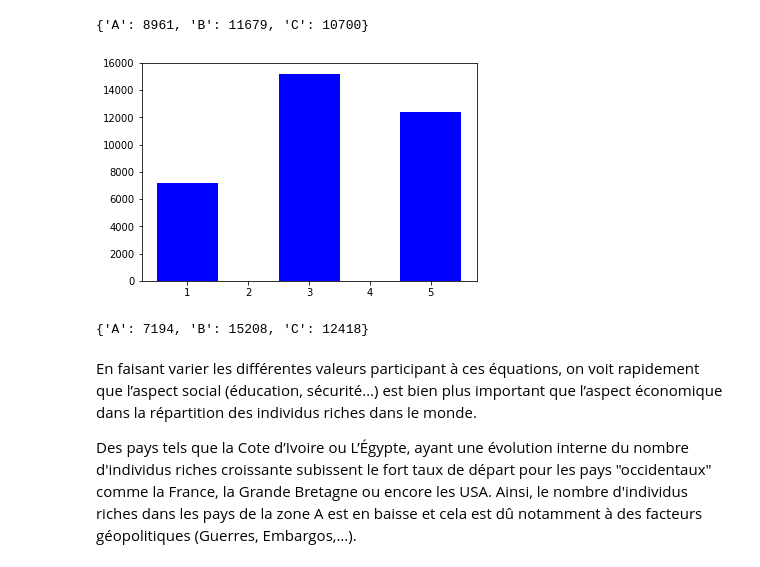
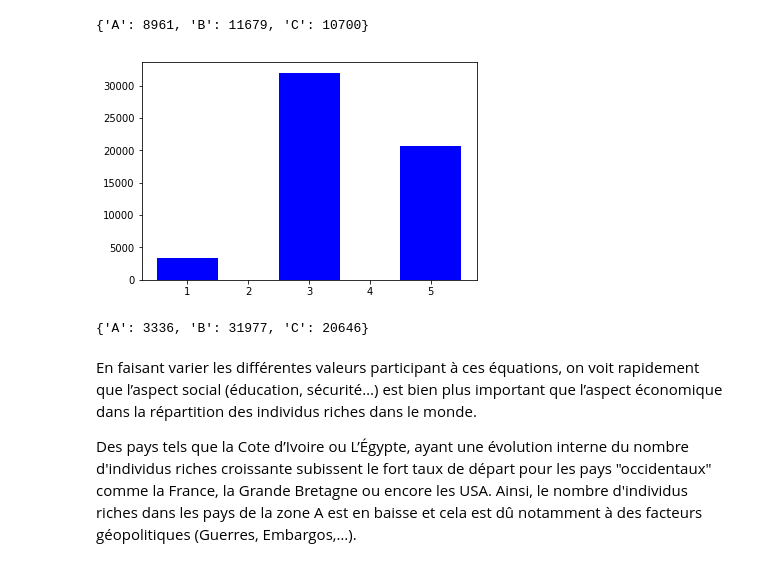
Before and after one commit to Nathceylon/ARE, a Jupyter notebook: notebookARE.ipynb, the cells around one changed output. Saved outputs shown, nothing was run; the diff lists cells and outputs as text; code cells hidden in the pictures.

```diff
--- a/notebookARE.ipynb
+++ b/notebookARE.ipynb
@@ -251,26 +259,26 @@ evolution_tot(1)
 # %%
 import matplotlib.pyplot as plt
 import numpy as np
 
 #dict[char : int] : res
-res = evolution_tot(3)
+res = evolution_tot(10)
 
 fig = plt.figure()
 
 x = [1,2, 3, 4, 5]
 height = [res["A"],0,  res["B"],0 ,res["C"]]
 width = 1.0
 
 plt.bar(x, height, width, color='b' )
 
 
 plt.savefig('SimpleBar.png')
 plt.show()
 
 res
 # %% [output]
-[figure, old version]
+[figure, new version]
-{'A': 7194, 'B': 15208, 'C': 12418}
+{'A': 3336, 'B': 31977, 'C': 20646}
 # %% [markdown]
 
 En faisant varier les différentes valeurs participant à ces équations, on voit rapidement que l’aspect social (éducation, sécurité…) est bien plus important que l’aspect économique dans la répartition des individus riches dans le monde.
```
Also changed, not shown: parts of 4 cells of this notebook.
